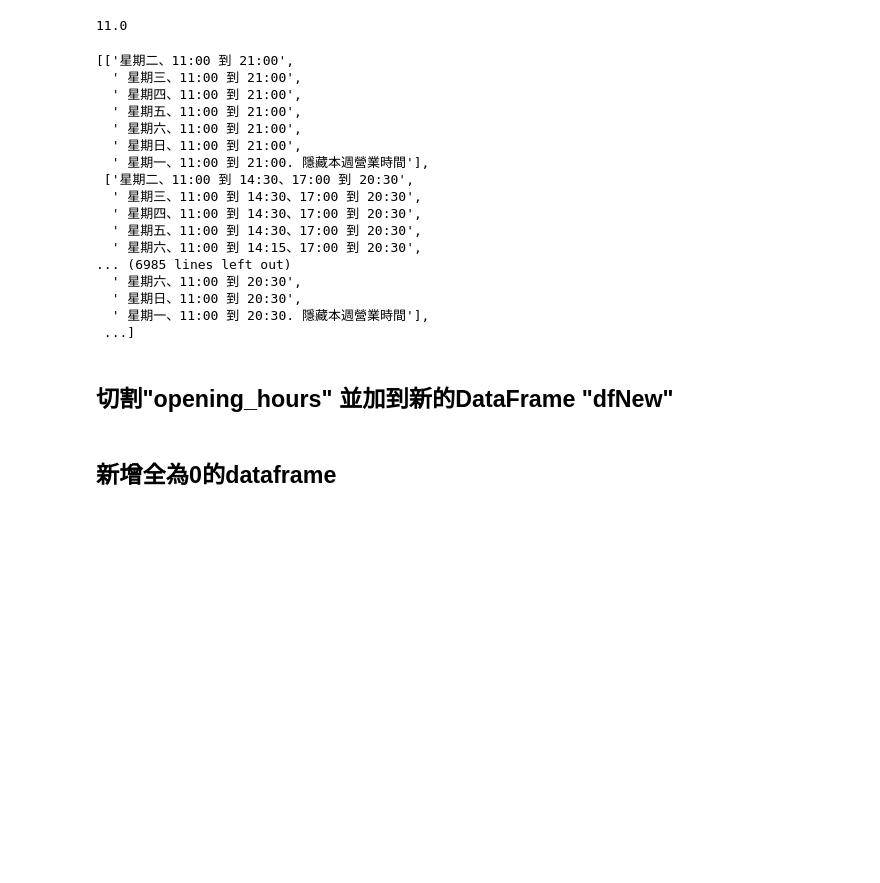
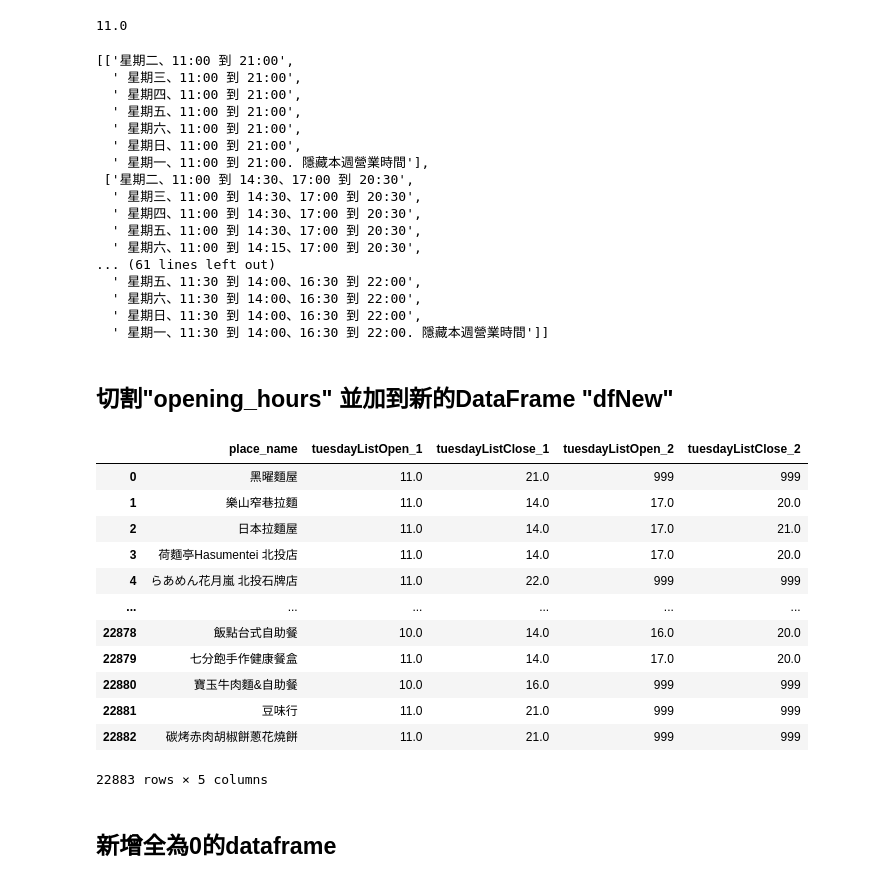
Before and after one commit to DAMA1011/FinalReport, a Jupyter notebook: 餐廳資料二次分析.ipynb, the cells around one changed output. Cells and saved outputs as stored; diff of their text form; code cells hidden in the pictures; blank space fills up the shorter version.

```diff
--- a/餐廳資料二次分析.ipynb
+++ b/餐廳資料二次分析.ipynb
@@ -284,7 +273,7 @@ float(11)
 # %% [output]
 11.0
 # %%
-list(df12_2)
+list(df12_2)[0:11]
 # %% [output]
 [['星期二、11:00 到 21:00',
   ' 星期三、11:00 到 21:00',
@@ -298,11 +287,11 @@ list(df12_2)
   ' 星期四、11:00 到 14:30、17:00 到 20:30',
   ' 星期五、11:00 到 14:30、17:00 到 20:30',
   ' 星期六、11:00 到 14:15、17:00 到 20:30',
-... (6985 lines left out)
-  ' 星期六、11:00 到 20:30',
-  ' 星期日、11:00 到 20:30',
-  ' 星期一、11:00 到 20:30. 隱藏本週營業時間'],
- ...]
+... (61 lines left out)
+  ' 星期五、11:30 到 14:00、16:30 到 22:00',
+  ' 星期六、11:30 到 14:00、16:30 到 22:00',
+  ' 星期日、11:30 到 14:00、16:30 到 22:00',
+  ' 星期一、11:30 到 14:00、16:30 到 22:00. 隱藏本週營業時間']]
 # %% [markdown]
 ## 切割"opening_hours" 並加到新的DataFrame "dfNew"
 # %%
@@ -314,34 +303,48 @@ tuesdayListClose_2 = []
 
 for i in range(len(list(df12_2))):
     if len(list(df12_2)[i][0].split("、")) == 3:  # 有兩個開門時間
         tuesdayListOpen_1.append(float(list(df12_2)[i][0].split("、")[1].split(" ")[0].split(":")[0]))
         tuesdayListClose_1.append(float(list(df12_2)[i][0].split("、")[1].split(" ")[2].split(":")[0]))
-        tuesdayListOpen_2.append(float(list(df12_2)[i][0].split("、")[2].split(" ")[0].split(":")[0]))`
+        tuesdayListOpen_2.append(float(list(df12_2)[i][0].split("、")[2].split(" ")[0].split(":")[0]))
         tuesdayListClose_2.append(float(list(df12_2)[i][0].split("、")[2].split(" ")[2].split(":")[0]))
     else:
         if list(df12_2)[i][0].split("、")[1] == "休息":
             tuesdayListOpen_1.append("999")
             tuesdayListClose_1.append("999")
             tuesdayListOpen_2.append("999")
             tuesdayListClose_2.append("999")
         elif list(df12_2)[i][0].split("、")[1] == "24 小時營業":
             tuesdayListOpen_1.append("24")
             tuesdayListClose_1.append("24")
             tuesdayListOpen_2.append("24")
             tuesdayListClose_2.append("24")
         else: # 只有一個開門時間
             tuesdayListOpen_1.append(float(list(df12_2)[i][0].split("、")[1].split(" ")[0].split(":")[0]))
             tuesdayListClose_1.append(float(list(df12_2)[i][0].split("、")[1].split(" ")[2].split(":")[0]))
             tuesdayListOpen_2.append("999")
             tuesdayListClose_2.append("999")
 
 tuesdayListOpen_1  = pd.Series(tuesdayListOpen_1)
 tuesdayListClose_1 = pd.Series(tuesdayListClose_1)
 tuesdayListOpen_2  = pd.Series(tuesdayListOpen_2)
 tuesdayListClose_2 = pd.Series(tuesdayListClose_2)
 
 dfNew = pd.DataFrame({"place_name":dfFilter["place_name"],"tuesdayListOpen_1":tuesdayListOpen_1,"tuesdayListClose_1":tuesdayListClose_1,"tuesdayListOpen_2":tuesdayListOpen_2,"tuesdayListClose_2":tuesdayListClose_2})
 dfNew
+# %% [output]
+|  | place_name | tuesdayListOpen_1 | tuesdayListClose_1 | tuesdayListOpen_2 | tuesdayListClose_2 |
+| 0 | 黑曜麵屋 | 11.0 | 21.0 | 999 | 999 |
+| 1 | 樂山窄巷拉麵 | 11.0 | 14.0 | 17.0 | 20.0 |
+| 2 | 日本拉麵屋 | 11.0 | 14.0 | 17.0 | 21.0 |
+| 3 | 荷麵亭Hasumentei 北投店 | 11.0 | 14.0 | 17.0 | 20.0 |
+| 4 | らあめん花月嵐 北投石牌店 | 11.0 | 22.0 | 999 | 999 |
+| ... | ... | ... | ... | ... | ... |
+| 22878 | 飯點台式自助餐 | 10.0 | 14.0 | 16.0 | 20.0 |
+| 22879 | 七分飽手作健康餐盒 | 11.0 | 14.0 | 17.0 | 20.0 |
+| 22880 | 寶玉牛肉麵&自助餐 | 10.0 | 16.0 | 999 | 999 |
+| 22881 | 豆味行 | 11.0 | 21.0 | 999 | 999 |
+| 22882 | 碳烤赤肉胡椒餅蔥花燒餅 | 11.0 | 21.0 | 999 | 999 |
+22883 rows × 5 columns
 # %% [markdown]
 ## 新增全為0的dataframe
 # %%
```
Also changed, not shown: parts of 5 cells of this notebook.
